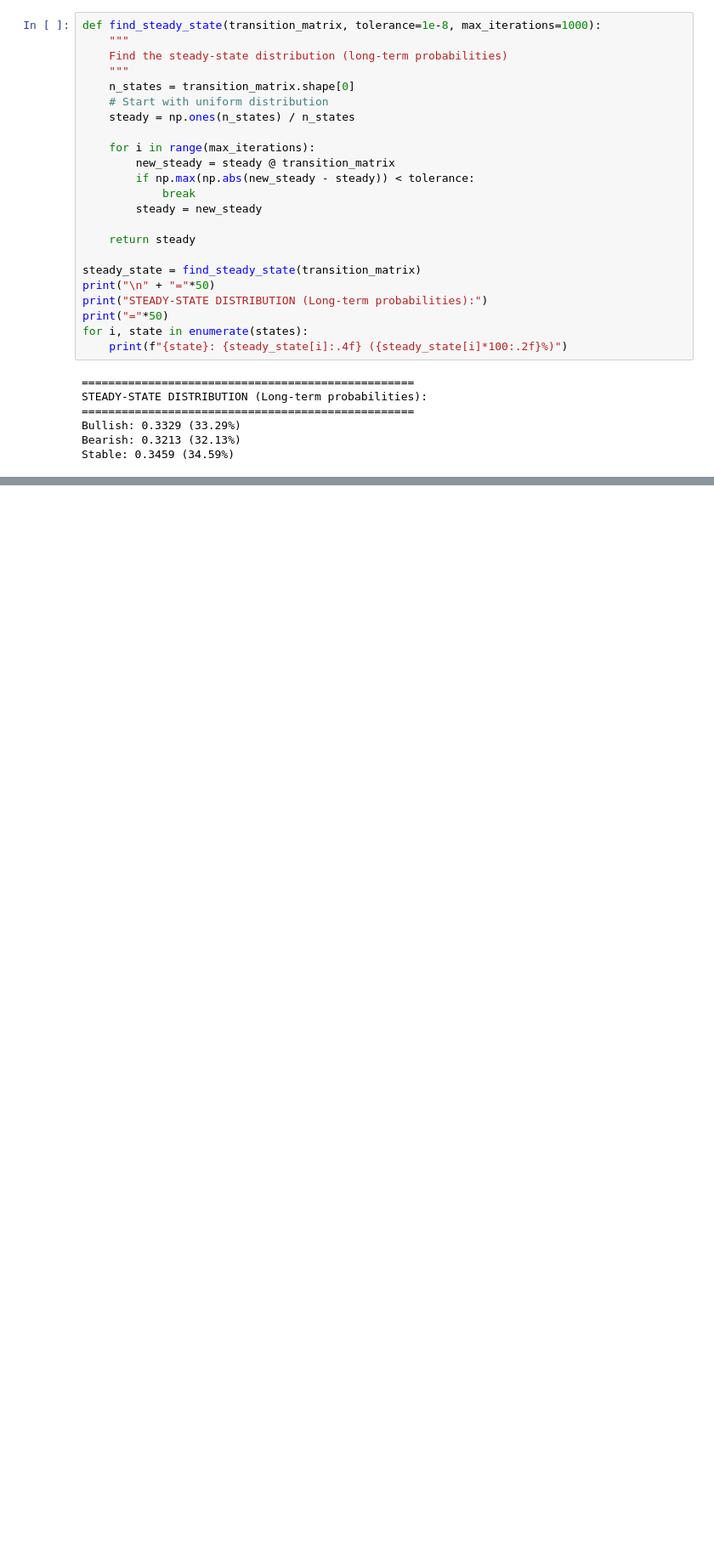
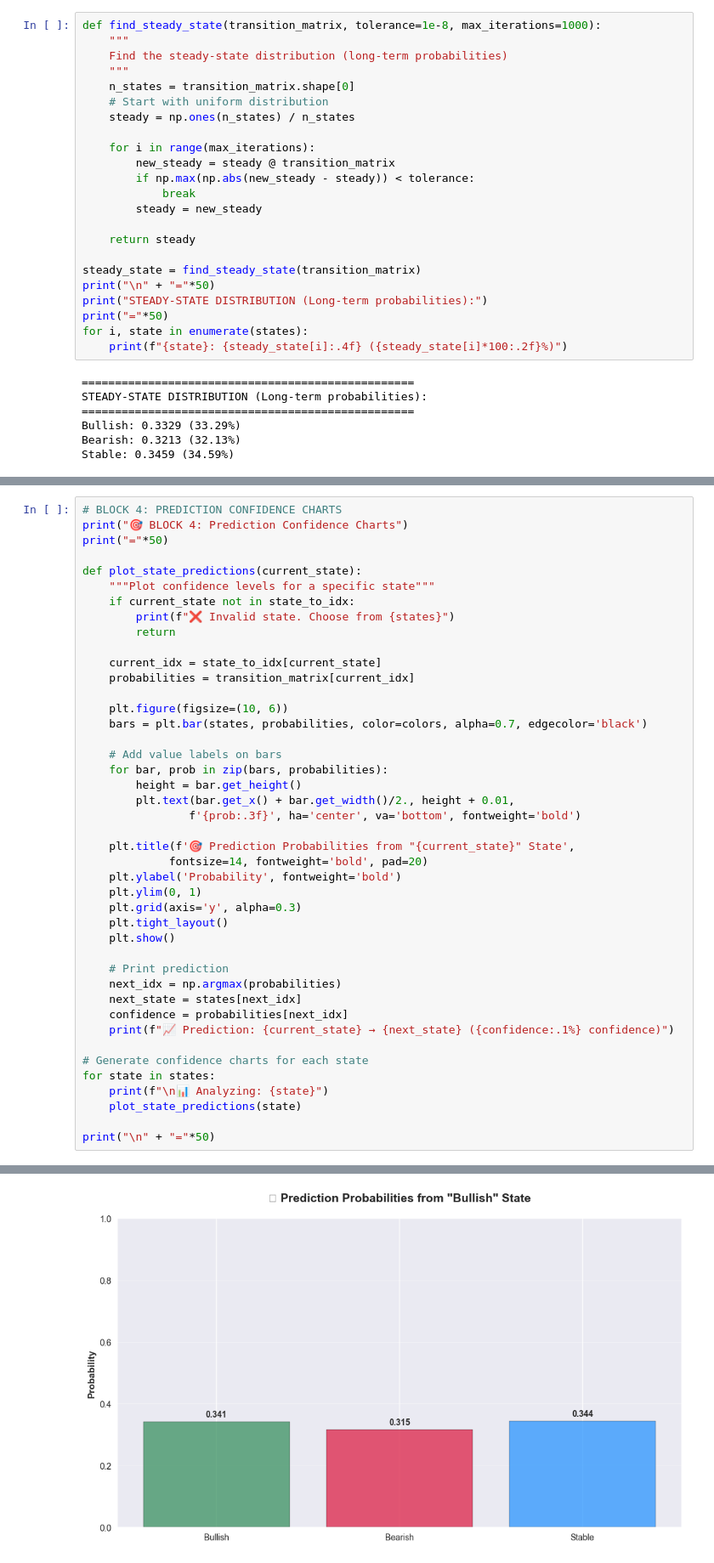
Before and after one commit to Mohamed-Ayman-alsayed/Markov-chain-model, a Jupyter notebook: simulation.ipynb, the cells around one changed output, grey strips where cells are left out. Shown: that part at 85% size. Drawn from its saved outputs; the diff is of its cells as text; blank space fills up the shorter version.

```diff
--- a/simulation.ipynb
+++ b/simulation.ipynb
@@ -198,0 +466,44 @@ Stable: 0.3459 (34.59%)
+# %%
+# BLOCK 4: PREDICTION CONFIDENCE CHARTS
+print("🎯 BLOCK 4: Prediction Confidence Charts")
+print("="*50)
+
+def plot_state_predictions(current_state):
+    """Plot confidence levels for a specific state"""
+    if current_state not in state_to_idx:
+        print(f"❌ Invalid state. Choose from {states}")
+        return
+
+    current_idx = state_to_idx[current_state]
+    probabilities = transition_matrix[current_idx]
+
+    plt.figure(figsize=(10, 6))
+    bars = plt.bar(states, probabilities, color=colors, alpha=0.7, edgecolor='black')
+
+    # Add value labels on bars
+    for bar, prob in zip(bars, probabilities):
+        height = bar.get_height()
+        plt.text(bar.get_x() + bar.get_width()/2., height + 0.01,
+                f'{prob:.3f}', ha='center', va='bottom', fontweight='bold')
+
+    plt.title(f'🎯 Prediction Probabilities from "{current_state}" State',
+             fontsize=14, fontweight='bold', pad=20)
+    plt.ylabel('Probability', fontweight='bold')
+    plt.ylim(0, 1)
+    plt.grid(axis='y', alpha=0.3)
+    plt.tight_layout()
+    plt.show()
+
+    # Print prediction
+    next_idx = np.argmax(probabilities)
+    next_state = states[next_idx]
+    confidence = probabilities[next_idx]
+    print(f"📈 Prediction: {current_state} → {next_state} ({confidence:.1%} confidence)")
+
+# Generate confidence charts for each state
+for state in states:
+    print(f"\n📊 Analyzing: {state}")
+    plot_state_predictions(state)
+
+print("\n" + "="*50)
+# %% [output]
@@ -198,0 +514 @@ Stable: 0.3459 (34.59%)
+[figure, added]
```
Also changed, not shown: parts of 17 cells of this notebook.
